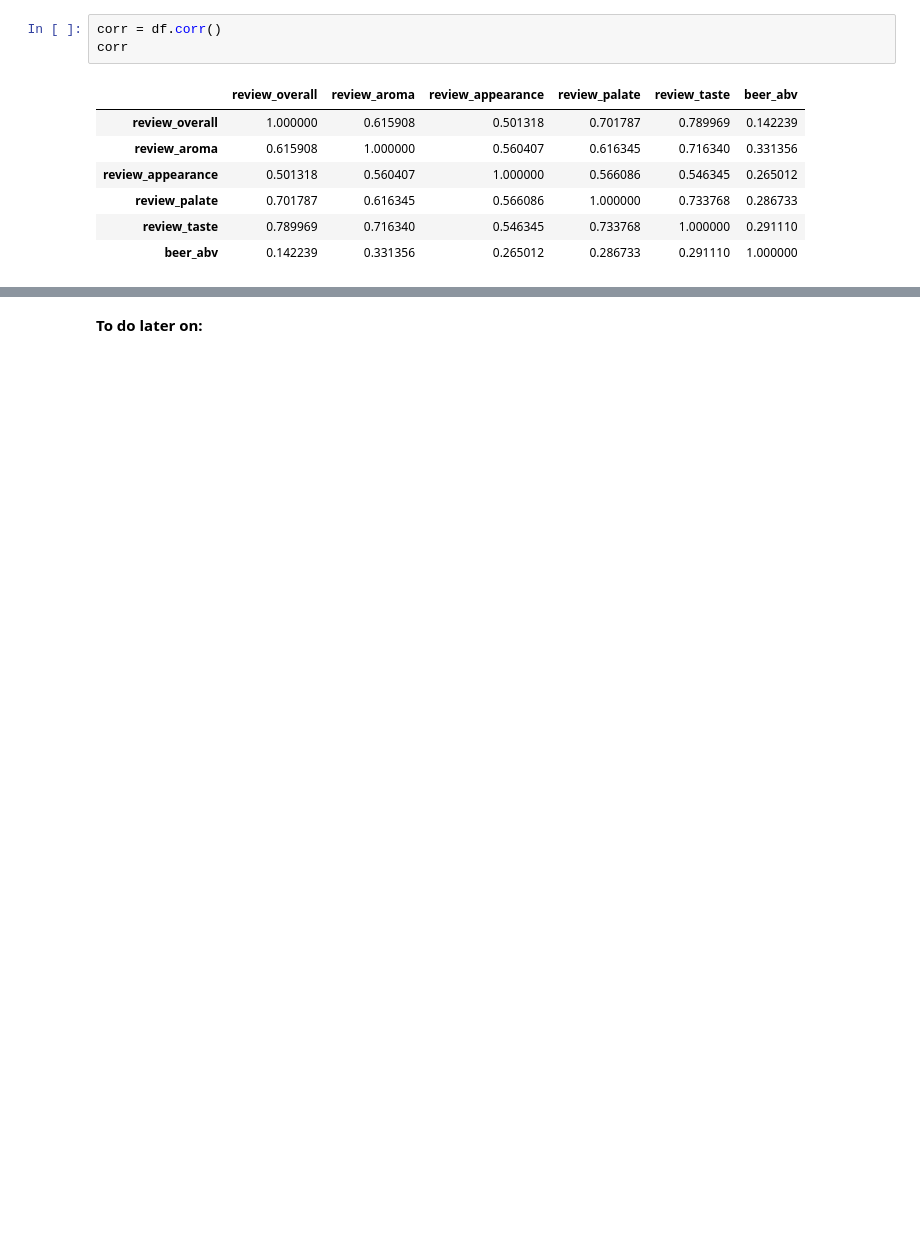
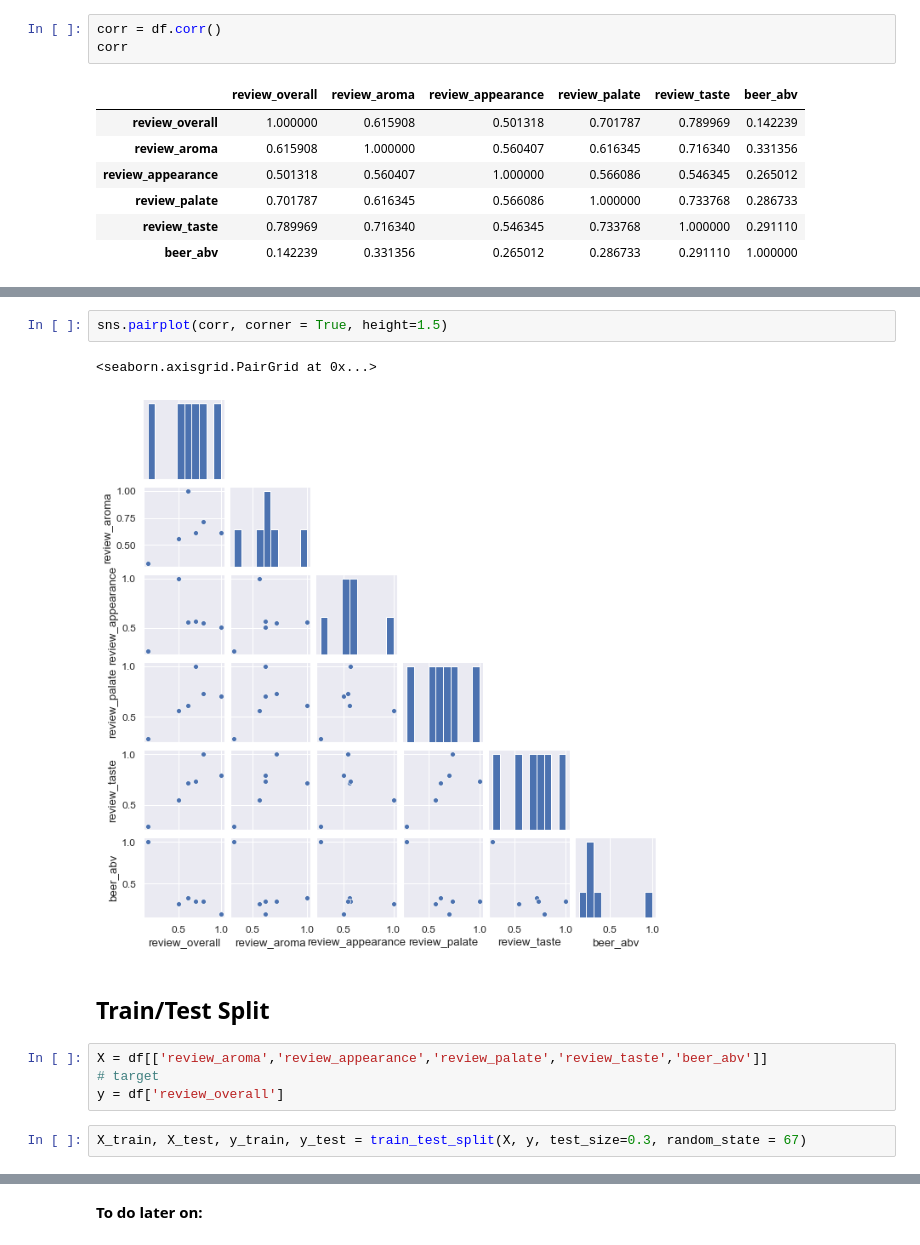
Before and after one commit to Dorota-Toskania/BeerAdvocate, a Jupyter notebook: Beeradvocate_final.ipynb, the cells around one changed output, grey strips where cells are left out. Cells and saved outputs as stored; diff of their text form; blank space fills up the shorter version.

```diff
--- a/Beeradvocate_final.ipynb
+++ b/Beeradvocate_final.ipynb
@@ -622,0 +628,13 @@ sns.heatmap(corr,
+# %%
+sns.pairplot(corr, corner = True, height=1.5)
+# %% [output]
+<seaborn.axisgrid.PairGrid at 0x...>
+[figure, added]
+# %% [markdown]
+## Train/Test Split
+# %%
+X = df[['review_aroma','review_appearance','review_palate','review_taste','beer_abv']]
+# target
+y = df['review_overall']
+# %%
+X_train, X_test, y_train, y_test = train_test_split(X, y, test_size=0.3, random_state = 67)
```
Also changed, not shown: parts of 16 cells of this notebook.
